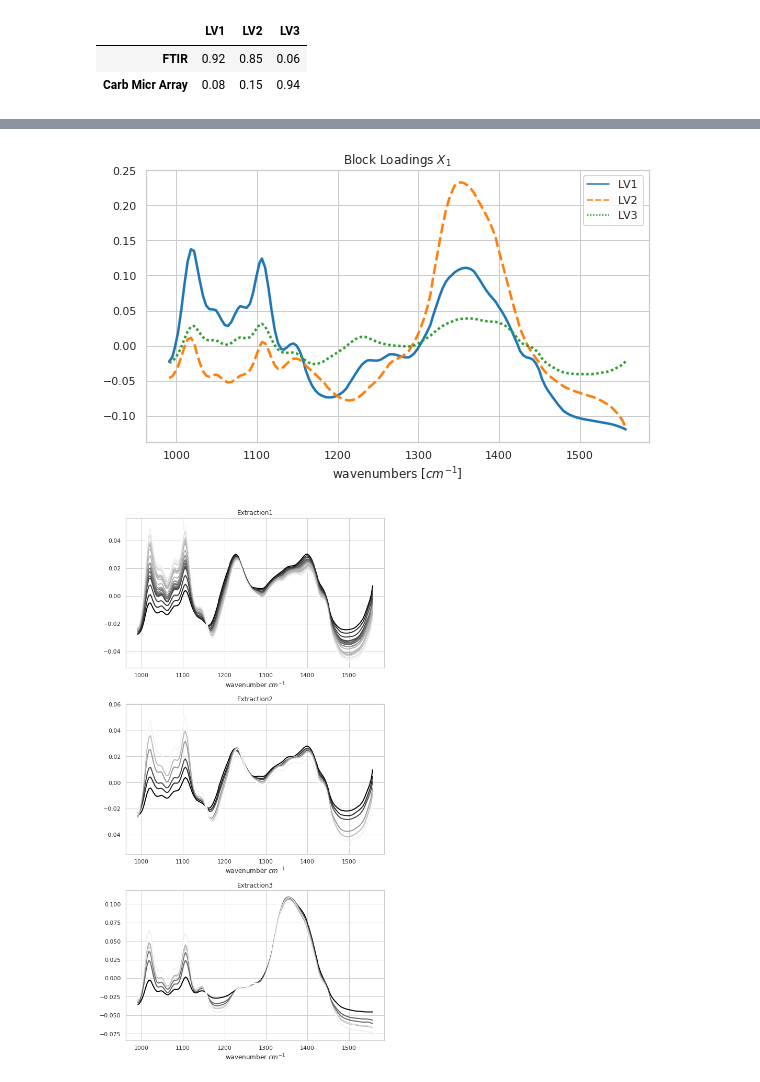
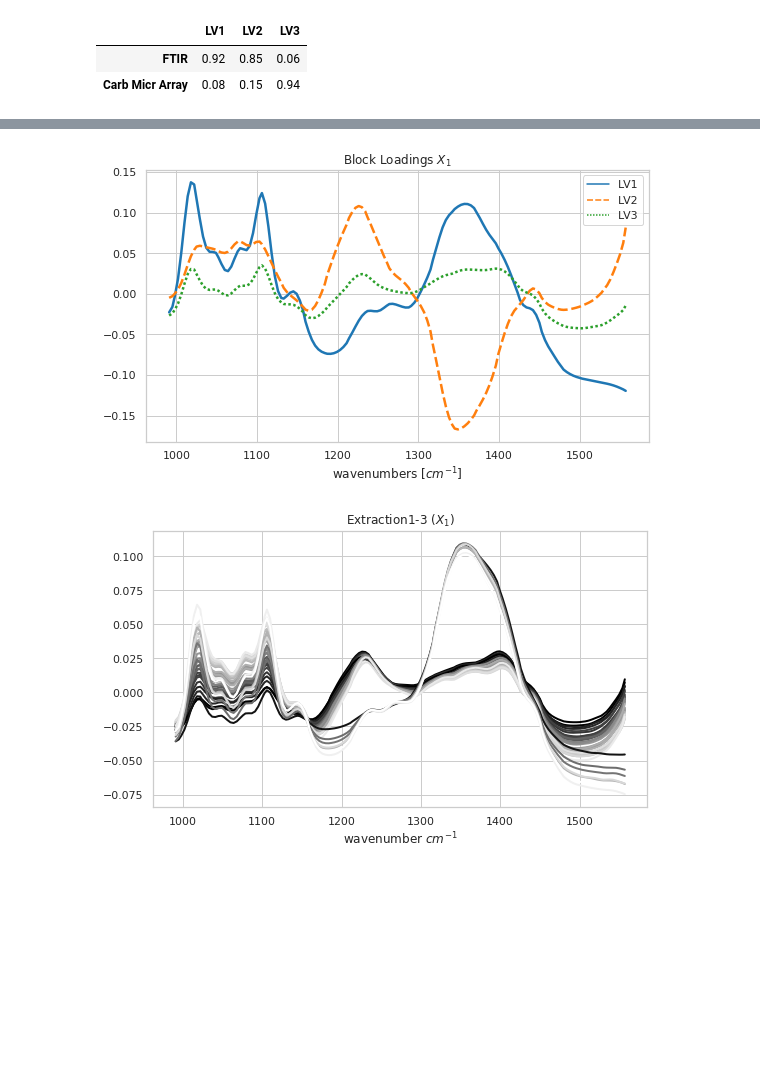
Before and after one commit to DTUComputeStatisticsAndDataAnalysis/MBPLS, a Jupyter notebook: examples/MBPLS_intro/MultiblockPLS_PectinYield.ipynb, the cells around one changed output, grey strips where cells are left out. Cells and saved outputs as stored; diff of their text form; code cells hidden in the pictures; blank space fills up the shorter version.

```diff
--- a/examples/MBPLS_intro/MultiblockPLS_PectinYield.ipynb
+++ b/examples/MBPLS_intro/MultiblockPLS_PectinYield.ipynb
@@ -81,7 +81,7 @@ Up to now we have done nothing different than prediction modeling. Although we h
 
 Now we want to find out more about how each individual feature block contributes to the actual prediction of pectin yield. To do so we fit an MBPLS estimator as it is done using the Scikit Learn framework and look at the results using the built-in *plot* method
 # %%
-mbpls = MBPLS(n_components=3, method='UNIPALS')
+mbpls = MBPLS(n_components=3)
 mbpls.fit(X=[x1, x2], Y=y)
 # Plot results for the first 3 components (=LVs)
 mbpls.plot(num_components=3)
@@ -146,7 +147,7 @@ colors = [['Extraction 1']*23, ['Extraction 2']*7, ['Extraction 3']*7]
 colors = list(itertools.chain(*colors))
 colors = pd.DataFrame(colors, columns=['Type'])
 
-# Generate pandas dataframe for easy plotting using seaborn
+# Generate pandas dataframes for easy plotting using seaborn
 block_scores_x1 = pd.DataFrame(block_scores_x1, columns=['LV1', 'LV2', 'LV3'])
 block_scores_x1 = pd.concat((block_scores_x1, colors), axis=1)
 block_loadings_x1 = pd.DataFrame(block_loadings_x1, columns=['LV1', 'LV2', 'LV3'], index=wavenumbers)
@@ -176,9 +177,7 @@ def plot_spectra(spectra, ax, name):
         ax.set_xlabel('wavenumber $cm^{-1}$')
         plt.tight_layout()
 
-# Plot FTIR spectra in groups of extractions
-fig, ax = plt.subplots(nrows=3, figsize=(8,15))
-plot_spectra(ftir1, ax[0], 'Extraction1')
-plot_spectra(ftir2, ax[1], 'Extraction2')
-plot_spectra(ftir3, ax[2], 'Extraction3')
+# Plot FTIR spectra in groups of extractions for explorative data analysis
+fig, ax = plt.subplots(figsize=(8,5))
+plot_spectra(x1, ax, 'Extraction1-3 ($X_1$)')
 # %% [output]
@@ -186,3 +185,3 @@ plot_spectra(ftir3, ax[2], 'Extraction3')
-[figure, old version]
+[figure, new version]
-[figure, old version]
+[figure, new version]
 # %% [markdown]
```
Also changed, not shown: parts of 6 cells of this notebook, 2 other files.
